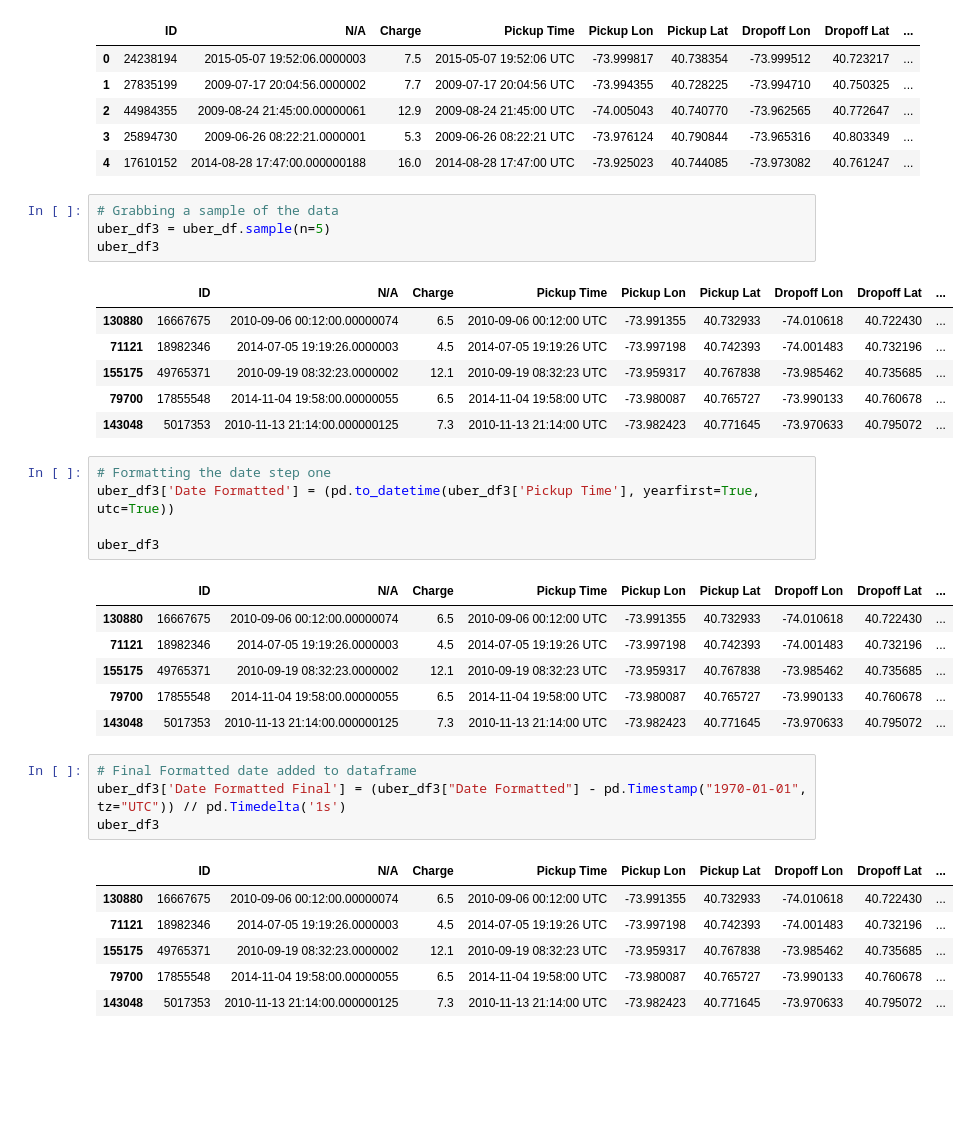
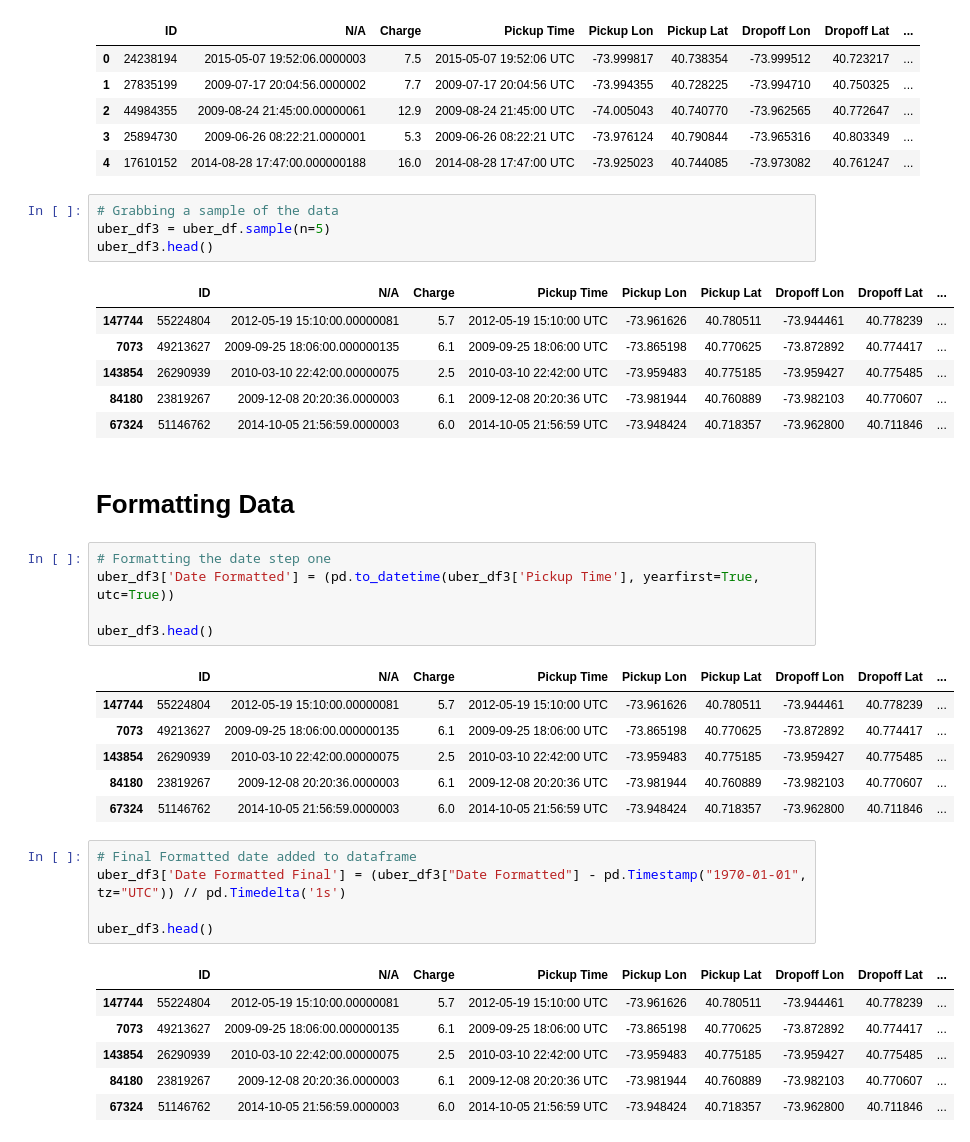
Before and after one commit to WillMcDonald25/project_1_group2, a Jupyter notebook: main.ipynb, the cells around one changed output. Cells and saved outputs as stored; diff of their text form; blank space fills up the shorter version.

```diff
--- a/main.ipynb
+++ b/main.ipynb
@@ -39,37 +42,40 @@ uber_df.head()
 # %%
 # Grabbing a sample of the data
 uber_df3 = uber_df.sample(n=5)
-uber_df3
+uber_df3.head()
 # %% [output]
 |  | ID | N/A | Charge | Pickup Time | Pickup Lon | Pickup Lat | Dropoff Lon | Dropoff Lat | ... |
-| 130880 | 16667675 | 2010-09-06 00:12:00.00000074 | 6.5 | 2010-09-06 00:12:00 UTC | -73.991355 | 40.732933 | -74.010618 | 40.722430 | ... |
-| 71121 | 18982346 | 2014-07-05 19:19:26.0000003 | 4.5 | 2014-07-05 19:19:26 UTC | -73.997198 | 40.742393 | -74.001483 | 40.732196 | ... |
-| 155175 | 49765371 | 2010-09-19 08:32:23.0000002 | 12.1 | 2010-09-19 08:32:23 UTC | -73.959317 | 40.767838 | -73.985462 | 40.735685 | ... |
-| 79700 | 17855548 | 2014-11-04 19:58:00.00000055 | 6.5 | 2014-11-04 19:58:00 UTC | -73.980087 | 40.765727 | -73.990133 | 40.760678 | ... |
-| 143048 | 5017353 | 2010-11-13 21:14:00.000000125 | 7.3 | 2010-11-13 21:14:00 UTC | -73.982423 | 40.771645 | -73.970633 | 40.795072 | ... |
+| 147744 | 55224804 | 2012-05-19 15:10:00.00000081 | 5.7 | 2012-05-19 15:10:00 UTC | -73.961626 | 40.780511 | -73.944461 | 40.778239 | ... |
+| 7073 | 49213627 | 2009-09-25 18:06:00.000000135 | 6.1 | 2009-09-25 18:06:00 UTC | -73.865198 | 40.770625 | -73.872892 | 40.774417 | ... |
+| 143854 | 26290939 | 2010-03-10 22:42:00.00000075 | 2.5 | 2010-03-10 22:42:00 UTC | -73.959483 | 40.775185 | -73.959427 | 40.775485 | ... |
+| 84180 | 23819267 | 2009-12-08 20:20:36.0000003 | 6.1 | 2009-12-08 20:20:36 UTC | -73.981944 | 40.760889 | -73.982103 | 40.770607 | ... |
+| 67324 | 51146762 | 2014-10-05 21:56:59.0000003 | 6.0 | 2014-10-05 21:56:59 UTC | -73.948424 | 40.718357 | -73.962800 | 40.711846 | ... |
+# %% [markdown]
+# Formatting Data
 # %%
 # Formatting the date step one
 uber_df3['Date Formatted'] = (pd.to_datetime(uber_df3['Pickup Time'], yearfirst=True, utc=True))
 
-uber_df3
+uber_df3.head()
 # %% [output]
 |  | ID | N/A | Charge | Pickup Time | Pickup Lon | Pickup Lat | Dropoff Lon | Dropoff Lat | ... |
-| 130880 | 16667675 | 2010-09-06 00:12:00.00000074 | 6.5 | 2010-09-06 00:12:00 UTC | -73.991355 | 40.732933 | -74.010618 | 40.722430 | ... |
-| 71121 | 18982346 | 2014-07-05 19:19:26.0000003 | 4.5 | 2014-07-05 19:19:26 UTC | -73.997198 | 40.742393 | -74.001483 | 40.732196 | ... |
-| 155175 | 49765371 | 2010-09-19 08:32:23.0000002 | 12.1 | 2010-09-19 08:32:23 UTC | -73.959317 | 40.767838 | -73.985462 | 40.735685 | ... |
-| 79700 | 17855548 | 2014-11-04 19:58:00.00000055 | 6.5 | 2014-11-04 19:58:00 UTC | -73.980087 | 40.765727 | -73.990133 | 40.760678 | ... |
-| 143048 | 5017353 | 2010-11-13 21:14:00.000000125 | 7.3 | 2010-11-13 21:14:00 UTC | -73.982423 | 40.771645 | -73.970633 | 40.795072 | ... |
+| 147744 | 55224804 | 2012-05-19 15:10:00.00000081 | 5.7 | 2012-05-19 15:10:00 UTC | -73.961626 | 40.780511 | -73.944461 | 40.778239 | ... |
+| 7073 | 49213627 | 2009-09-25 18:06:00.000000135 | 6.1 | 2009-09-25 18:06:00 UTC | -73.865198 | 40.770625 | -73.872892 | 40.774417 | ... |
+| 143854 | 26290939 | 2010-03-10 22:42:00.00000075 | 2.5 | 2010-03-10 22:42:00 UTC | -73.959483 | 40.775185 | -73.959427 | 40.775485 | ... |
+| 84180 | 23819267 | 2009-12-08 20:20:36.0000003 | 6.1 | 2009-12-08 20:20:36 UTC | -73.981944 | 40.760889 | -73.982103 | 40.770607 | ... |
+| 67324 | 51146762 | 2014-10-05 21:56:59.0000003 | 6.0 | 2014-10-05 21:56:59 UTC | -73.948424 | 40.718357 | -73.962800 | 40.711846 | ... |
 # %%
 # Final Formatted date added to dataframe
 uber_df3['Date Formatted Final'] = (uber_df3["Date Formatted"] - pd.Timestamp("1970-01-01", tz="UTC")) // pd.Timedelta('1s')
-uber_df3
+
+uber_df3.head()
 # %% [output]
 |  | ID | N/A | Charge | Pickup Time | Pickup Lon | Pickup Lat | Dropoff Lon | Dropoff Lat | ... |
-| 130880 | 16667675 | 2010-09-06 00:12:00.00000074 | 6.5 | 2010-09-06 00:12:00 UTC | -73.991355 | 40.732933 | -74.010618 | 40.722430 | ... |
-| 71121 | 18982346 | 2014-07-05 19:19:26.0000003 | 4.5 | 2014-07-05 19:19:26 UTC | -73.997198 | 40.742393 | -74.001483 | 40.732196 | ... |
-| 155175 | 49765371 | 2010-09-19 08:32:23.0000002 | 12.1 | 2010-09-19 08:32:23 UTC | -73.959317 | 40.767838 | -73.985462 | 40.735685 | ... |
-| 79700 | 17855548 | 2014-11-04 19:58:00.00000055 | 6.5 | 2014-11-04 19:58:00 UTC | -73.980087 | 40.765727 | -73.990133 | 40.760678 | ... |
-| 143048 | 5017353 | 2010-11-13 21:14:00.000000125 | 7.3 | 2010-11-13 21:14:00 UTC | -73.982423 | 40.771645 | -73.970633 | 40.795072 | ... |
+| 147744 | 55224804 | 2012-05-19 15:10:00.00000081 | 5.7 | 2012-05-19 15:10:00 UTC | -73.961626 | 40.780511 | -73.944461 | 40.778239 | ... |
+| 7073 | 49213627 | 2009-09-25 18:06:00.000000135 | 6.1 | 2009-09-25 18:06:00 UTC | -73.865198 | 40.770625 | -73.872892 | 40.774417 | ... |
+| 143854 | 26290939 | 2010-03-10 22:42:00.00000075 | 2.5 | 2010-03-10 22:42:00 UTC | -73.959483 | 40.775185 | -73.959427 | 40.775485 | ... |
+| 84180 | 23819267 | 2009-12-08 20:20:36.0000003 | 6.1 | 2009-12-08 20:20:36 UTC | -73.981944 | 40.760889 | -73.982103 | 40.770607 | ... |
+| 67324 | 51146762 | 2014-10-05 21:56:59.0000003 | 6.0 | 2014-10-05 21:56:59 UTC | -73.948424 | 40.718357 | -73.962800 | 40.711846 | ... |
 # %%
 #Creating the clean dataframe
 clean_df = uber_df3[["ID", "Charge", "Pickup Lon", "Pickup Lat", "Dropoff Lon", "Dropoff Lat", "Passenger Count", "Date Formatted Final" ]]
```
Also changed, not shown: parts of 17 cells of this notebook.
